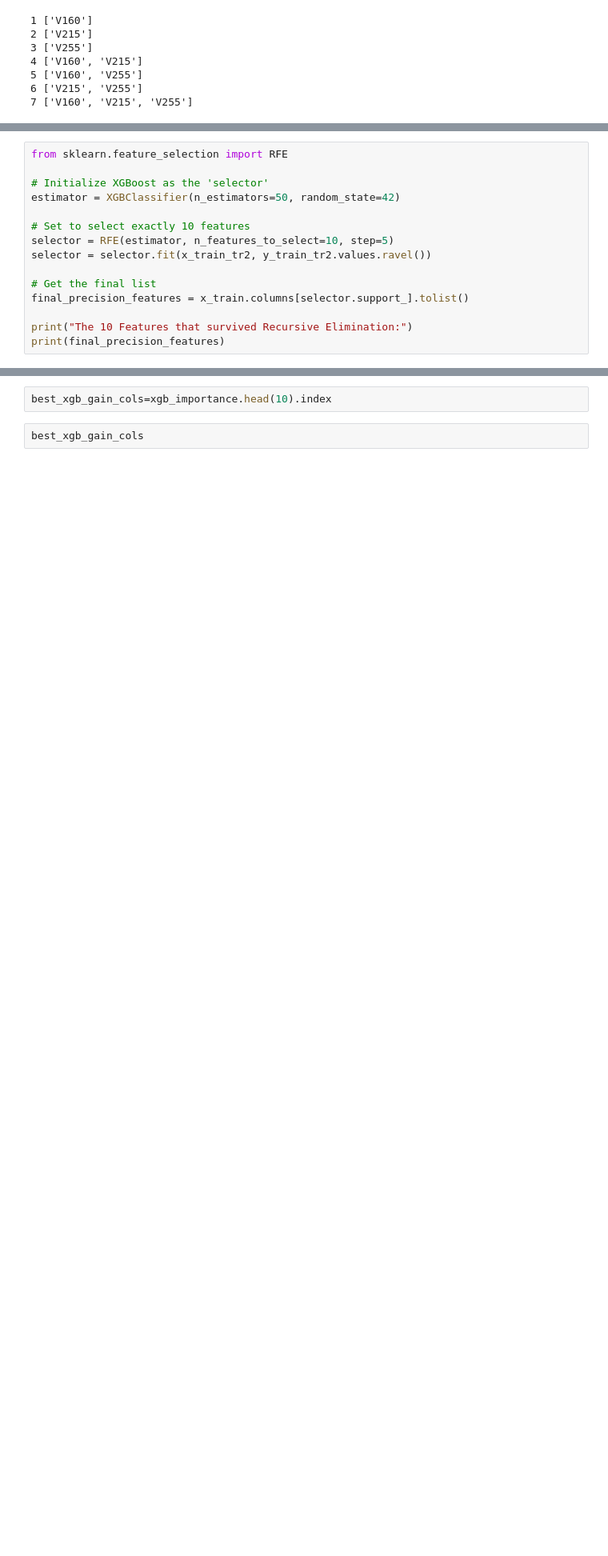
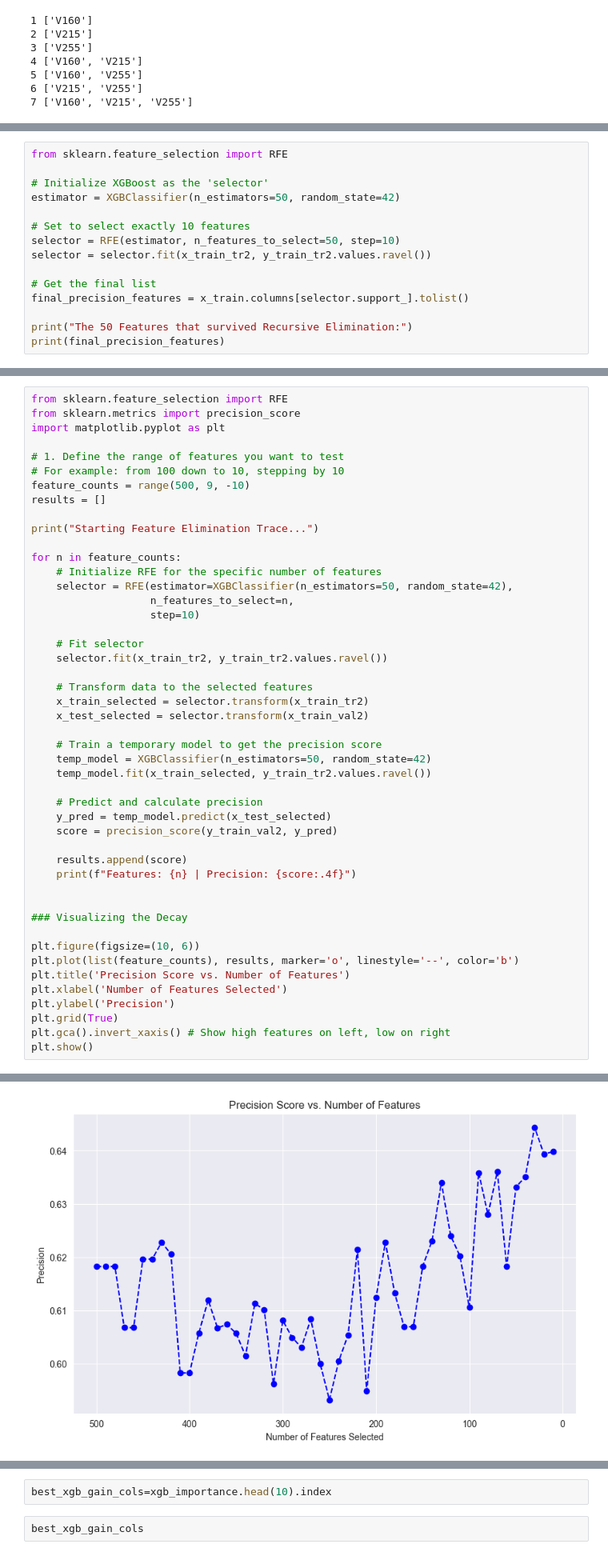
Before and after one commit to M-SZEWCZAK/-Cost-Sensitive-Predictive-Modeling, a Jupyter notebook: eda/aml_project2_eda.ipynb, the cells around one changed output, grey strips where cells are left out. Shown at 80% size. Saved outputs shown, nothing was run; the diff lists cells and outputs as text; blank space fills up the shorter version.

Commit message:
formalize feature selectors part 1

```diff
--- a/eda/aml_project2_eda.ipynb
+++ b/eda/aml_project2_eda.ipynb
@@ -421,12 +514,12 @@ from sklearn.feature_selection import RFE
 estimator = XGBClassifier(n_estimators=50, random_state=42)
 
 # Set to select exactly 10 features
-selector = RFE(estimator, n_features_to_select=10, step=5)
+selector = RFE(estimator, n_features_to_select=50, step=10)
 selector = selector.fit(x_train_tr2, y_train_tr2.values.ravel())
 
 # Get the final list
 final_precision_features = x_train.columns[selector.support_].tolist()
 
-print("The 10 Features that survived Recursive Elimination:")
+print("The 50 Features that survived Recursive Elimination:")
 print(final_precision_features)
 # %% [output]
@@ -434,0 +528,48 @@ The 10 Features that survived Recursive Elimination:
+# %%
+from sklearn.feature_selection import RFE
+from sklearn.metrics import precision_score
+import matplotlib.pyplot as plt
+
+# 1. Define the range of features you want to test
+# For example: from 100 down to 10, stepping by 10
+feature_counts = range(500, 9, -10)
+results = []
+
+print("Starting Feature Elimination Trace...")
+
+for n in feature_counts:
+    # Initialize RFE for the specific number of features
+    selector = RFE(estimator=XGBClassifier(n_estimators=50, random_state=42),
+                   n_features_to_select=n,
+                   step=10)
+
+    # Fit selector
+    selector.fit(x_train_tr2, y_train_tr2.values.ravel())
+
+    # Transform data to the selected features
+    x_train_selected = selector.transform(x_train_tr2)
+    x_test_selected = selector.transform(x_train_val2)
+
+    # Train a temporary model to get the precision score
+    temp_model = XGBClassifier(n_estimators=50, random_state=42)
+    temp_model.fit(x_train_selected, y_train_tr2.values.ravel())
+
+    # Predict and calculate precision
+    y_pred = temp_model.predict(x_test_selected)
+    score = precision_score(y_train_val2, y_pred)
+
+    results.append(score)
+    print(f"Features: {n} | Precision: {score:.4f}")
+
+
+### Visualizing the Decay
+
+plt.figure(figsize=(10, 6))
+plt.plot(list(feature_counts), results, marker='o', linestyle='--', color='b')
+plt.title('Precision Score vs. Number of Features')
+plt.xlabel('Number of Features Selected')
+plt.ylabel('Precision')
+plt.grid(True)
+plt.gca().invert_xaxis() # Show high features on left, low on right
+plt.show()
+# %% [output]
@@ -434,0 +593 @@ The 10 Features that survived Recursive Elimination:
+[figure, added]
```
Also changed, not shown: parts of 31 cells of this notebook, 4 other files.
